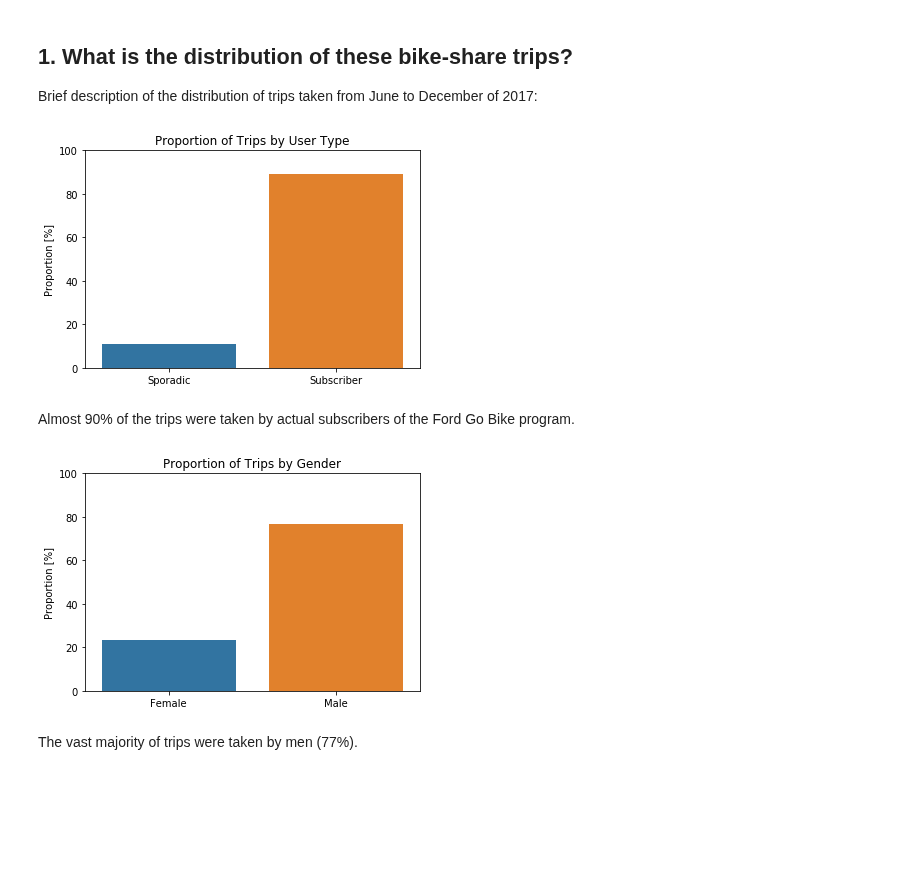
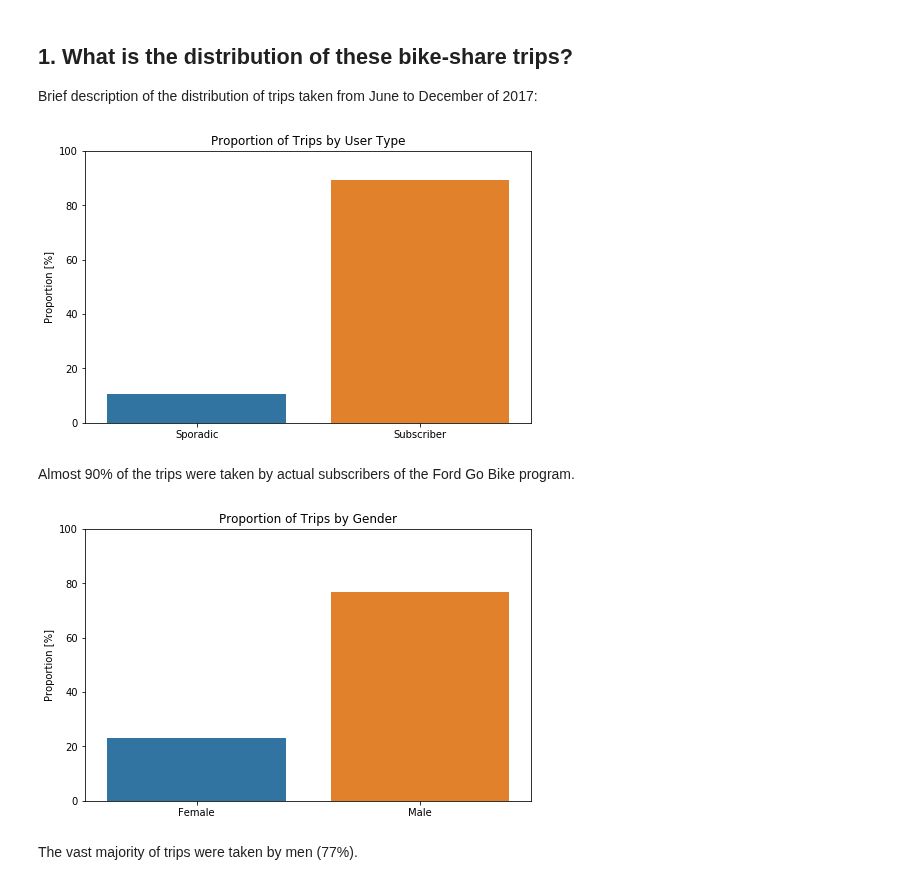
Before and after one commit to marcellovictorino/DAND_5_DataViz, a Jupyter notebook: 2_Project_ FordGoBike/2_Presentation.ipynb, the cells around one changed output. Saved outputs shown, nothing was run; the diff lists cells and outputs as text; code cells hidden in the pictures; blank space fills up the shorter version.

Commit message:
fix: Set bigger output size for visualizations

```diff
--- a/2_Project_ FordGoBike/2_Presentation.ipynb
+++ b/2_Project_ FordGoBike/2_Presentation.ipynb
@@ -43,17 +43,19 @@ df['weekend'] = np.where(df.weekday >= 5,1,0)
 
 Brief description of the distribution of trips taken from June to December of 2017:
 # %%
+plt.figure(figsize=(8,5))
 g = df.subscriber.value_counts(normalize=True)
 sns.barplot(x=g.keys(), y=g.values*100)
 plt.ylim(0,100)
 plt.title(f'Proportion of Trips by User Type')
 plt.xticks([0,1], ['Sporadic', 'Subscriber'])
 plt.ylabel('Proportion [%]');
 # %% [output]
-[figure, old version]
+[figure, new version]
 # %% [markdown]
 Almost 90% of the trips were taken by actual subscribers of the Ford Go Bike program.
 # %%
+plt.figure(figsize=(8,5))
 g = df.gender.value_counts(normalize=True)
 sns.barplot(x=g.keys(), y=g.values*100)
 plt.ylim(0,100)
@@ -61,7 +63,7 @@ plt.title(f'Proportion of Trips by Gender')
 plt.xticks([0,1], ['Female', 'Male'])
 plt.ylabel('Proportion [%]');
 # %% [output]
-[figure, old version]
+[figure, new version]
 # %% [markdown]
 The vast majority of trips were taken by men (77%).
 # %%
```
Also changed, not shown: parts of 5 cells of this notebook.
